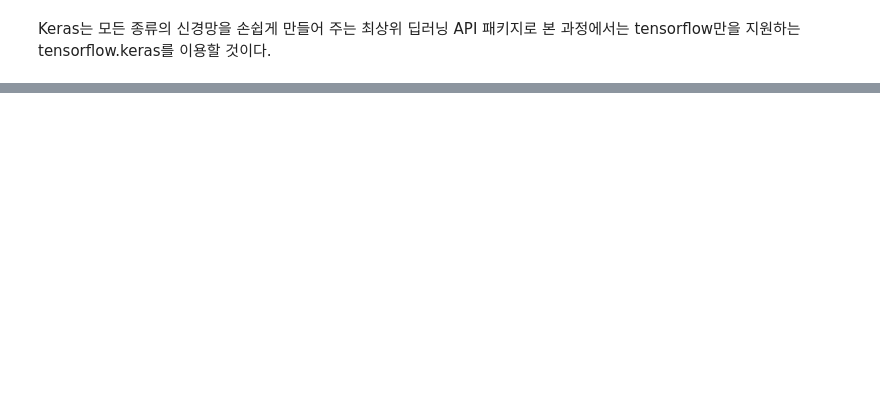
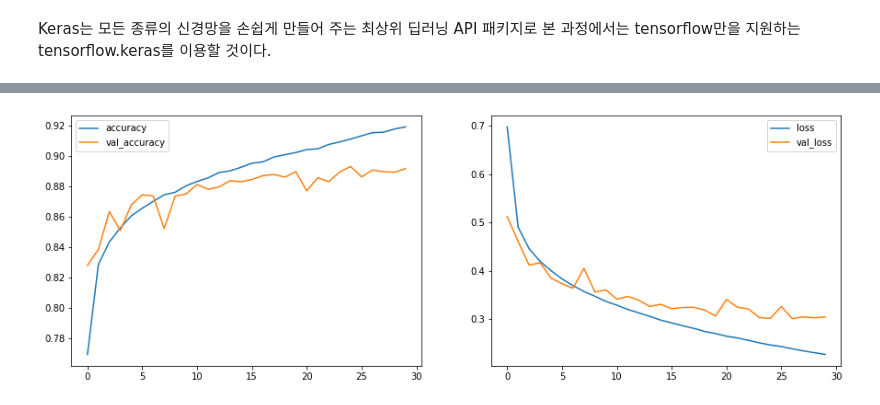
Before and after one commit to jaewonE/muchine_learning_notebook, a Jupyter notebook: notes/note#12.ipynb, the cells around one changed output, grey strips where cells are left out. Drawn from its saved outputs; the diff is of its cells as text; code cells hidden in the pictures; blank space fills up the shorter version.

```diff
--- a/notes/note#12.ipynb
+++ b/notes/note#12.ipynb
@@ -184,0 +228,9 @@ Keras는 모든 종류의 신경망을 손쉽게 만들어 주는 최상위 딥
+# %%
+# 모델 레이어 정의
+model = keras.models.Sequential([
+    keras.layers.Flatten(input_shape=[28, 28]),  # 노드가 784개인 input layer
+    keras.layers.Dense(300, activation="relu"),  # 노드가 300개인 hidden layer
+    keras.layers.Dense(100, activation="relu"),  # 노드가 100개인 hidden layer
+    keras.layers.Dense(10, activation="softmax")  # 노드가 10개인 output layer
+])
+model.summary()
@@ -184,0 +257,8 @@ Keras는 모든 종류의 신경망을 손쉽게 만들어 주는 최상위 딥
+# %%
+# 손실값은 sparse_categorical_crossentropy를 사용하고, optimizer는 경사하강법으로 학습
+model.compile(loss="sparse_categorical_crossentropy",
+              optimizer="sgd", metrics=["accuracy"])
+
+# 30번의 반복으로 학습을 수행.
+history = model.fit(X_train, y_train, epochs=30,
+                    validation_data=(X_valid, y_valid))
@@ -184,0 +287,10 @@ Keras는 모든 종류의 신경망을 손쉽게 만들어 주는 최상위 딥
+# %%
+# 정화도와 손실값을 그래프로 확인
+df = pd.DataFrame(history.history)
+
+fig, (ax1, ax2) = plt.subplots(1, 2, figsize=(15, 5))
+df.plot(y=['accuracy', 'val_accuracy'], ax=ax1)
+df.plot(y=['loss', 'val_loss'], ax=ax2)
+plt.show()
+# %% [output]
+[figure, added]
```
Also changed, not shown: parts of 41 cells of this notebook, 1 other file.
